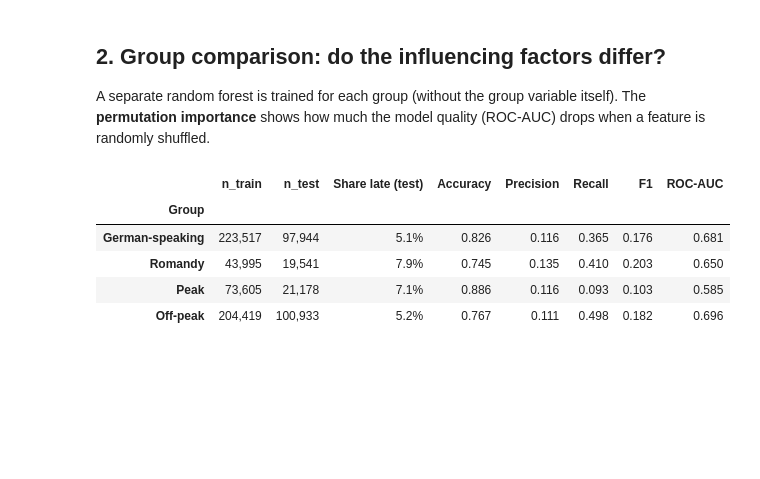
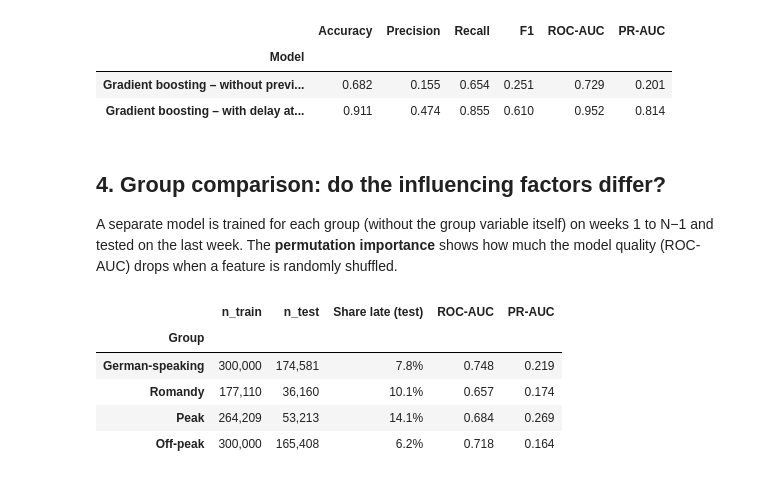
Before and after one commit to ayu-ahilan/DataAnalytics_Gruppe37, a Jupyter notebook: notebooks/04_classification_model.ipynb, the cells around one changed output. Cells and saved outputs as stored; diff of their text form; code cells hidden in the pictures; blank space fills up the shorter version.

```diff
--- a/notebooks/04_classification_model.ipynb
+++ b/notebooks/04_classification_model.ipynb
@@ -94,0 +125,25 @@ results.round(3).to_csv(config.OUTPUT_DIR / "04_model_comparison.csv")
+# %%
+train = df[df["week"] <= N_WEEKS - 3]
+val = df[df["week"] == N_WEEKS - 2]
+test = df[df["week"] == N_WEEKS - 1]
+print(f"Train: {len(train):,} | validation: {len(val):,} | test: {len(test):,} rows "
+      f"(test week {test['operating_day'].min()} to {test['operating_day'].max()})")
+
+models = make_models()
+tr = sample(train)
+for m in models.values():
+    m.fit(tr[FEATURES], tr["late"])
+
+val_scores = {n: average_precision_score(val["late"], m.predict_proba(val[FEATURES])[:, 1]) for n, m in models.items()}
+BEST = max((n for n in val_scores if not n.startswith("Baseline")), key=val_scores.get)
+best = models[BEST]
+prec, rec, thr = precision_recall_curve(val["late"], best.predict_proba(val[FEATURES])[:, 1])
+f1s = 2 * prec[:-1] * rec[:-1] / (prec[:-1] + rec[:-1] + 1e-12)
+THRESHOLD = float(thr[np.argmax(f1s)])
+print(f"Best model on the validation week (PR-AUC): {BEST}; F1-optimal threshold: {THRESHOLD:.2f}")
+
+results = pd.DataFrame([evaluate(n, m, test[FEATURES], test["late"]) for n, m in models.items()]
+                       + [evaluate(f"{BEST} (tuned threshold {THRESHOLD:.2f})", best, test[FEATURES], test["late"], THRESHOLD)]
+                       ).set_index("Model")
+display(results.style.format("{:.3f}"))
+results.round(3).to_csv(config.OUTPUT_DIR / "04_model_comparison.csv")
@@ -107,47 +178,63 @@ plt.tight_layout(); plt.savefig(config.OUTPUT_DIR / "04_confusion_roc.png", dpi=
+# %%
+KNOCK = FEATURES + ["prev_dep_delay"]
+knock_model = Pipeline([
+    ("prep", ColumnTransformer([("cat", OneHotEncoder(handle_unknown="ignore", sparse_output=False), CAT_FEATURES),
+                                ("num", "passthrough", NUM_FEATURES + BIN_FEATURES + ["prev_dep_delay"])])),
+    ("clf", HistGradientBoostingClassifier(max_iter=300, learning_rate=0.08, max_leaf_nodes=31,
+                                           class_weight="balanced", random_state=config.RANDOM_STATE)),
+])
+knock_model.fit(tr[KNOCK], tr["late"])
+knock_cmp = pd.DataFrame([
+    evaluate("Gradient boosting – without previous stop", models["Gradient boosting"], test[FEATURES], test["late"]),
+    evaluate("Gradient boosting – with delay at previous stop", knock_model, test[KNOCK], test["late"]),
+]).set_index("Model")
+display(knock_cmp.style.format("{:.3f}"))
+knock_cmp.round(3).to_csv(config.OUTPUT_DIR / "04_knock_on_model.csv")
+# %% [output]
+|  | Accuracy | Precision | Recall | F1 | ROC-AUC | PR-AUC |
+| Model |  |  |  |  |  |  |
+| Gradient boosting – without previ... | 0.682 | 0.155 | 0.654 | 0.251 | 0.729 | 0.201 |
+| Gradient boosting – with delay at... | 0.911 | 0.474 | 0.855 | 0.610 | 0.952 | 0.814 |
 # %% [markdown]
-## 2. Group comparison: do the influencing factors differ?
-A separate random forest is trained for each group (without the group variable itself). The **permutation importance** shows how much the model quality (ROC-AUC) drops when a feature is randomly shuffled.
+## 4. Group comparison: do the influencing factors differ?
+A separate model is trained for each group (without the group variable itself) on weeks 1 to N−1 and tested on the last week. The **permutation importance** shows how much the model quality (ROC-AUC) drops when a feature is randomly shuffled.
 # %%
 groups = {
     "German-speaking": ("region", "German-speaking"),
     "Romandy":         ("region", "Romandy"),
     "Peak":            ("time_window", "Peak"),
     "Off-peak":        ("time_window", "Off-peak"),
 }
+train_all = df[df["week"] < N_WEEKS - 1]
 group_metrics, importances = [], {}
 for gname, (col, value) in groups.items():
-    tr_g, te_g = train[train[col] == value], test[test[col] == value]
-    if len(tr_g) < 1000 or te_g["late"].nunique() < 2:
-        print(f"{gname}: too little data – skipped"); continue
+    tr_g, te_g = train_all[train_all[col] == value], test[test[col] == value]
     drop = {"region": ["region"], "time_window": ["peak"]}[col]
     cat = [c for c in CAT_FEATURES if c not in drop]
     num = [c for c in NUM_FEATURES + BIN_FEATURES if c not in drop]
-    tr_g = sample(tr_g, MAX_TRAIN)
-    m = Pipeline([("prep", make_preprocessor(cat, num)),
-                  ("clf", RandomForestClassifier(n_estimators=200, max_depth=14, min_samples_leaf=20,
-                                                 class_weight="balanced_subsample", n_jobs=-1,
-                                                 random_state=config.RANDOM_STATE))])
+    tr_g = sample(tr_g)
+    m = make_models(cat, num)["Gradient boosting"]
     m.fit(tr_g[cat + num], tr_g["late"])
     group_metrics.append({"Group": gname, "n_train": len(tr_g), "n_test": len(te_g),
                           "Share late (test)": te_g["late"].mean(),
-                          **{k: v for k, v in evaluate(gname, m, te_g[cat + num], te_g["late"]).items() if k != "Model"}})
+                          **{k: v for k, v in evaluate(gname, m, te_g[cat + num], te_g["late"]).items()
+                             if k in ("ROC-AUC", "PR-AUC")}})
     te_s = sample(te_g, 20_000)
     pi = permutation_importance(m, te_s[cat + num], te_s["late"], scoring="roc_auc",
                                 n_repeats=5, random_state=config.RANDOM_STATE, n_jobs=-1)
     importances[gname] = pd.Series(pi.importances_mean, index=cat + num)
 
 group_metrics = pd.DataFrame(group_metrics).set_index("Group")
 display(group_metrics.style.format({"n_train": "{:,}", "n_test": "{:,}", "Share late (test)": "{:.1%}",
-                                    "Accuracy": "{:.3f}", "Precision": "{:.3f}", "Recall": "{:.3f}",
-                                    "F1": "{:.3f}", "ROC-AUC": "{:.3f}"}))
+                                    "ROC-AUC": "{:.3f}", "PR-AUC": "{:.3f}"}))
 group_metrics.round(3).to_csv(config.OUTPUT_DIR / "04_group_comparison.csv")
 # %% [output]
-|  | n_train | n_test | Share late (test) | Accuracy | Precision | Recall | F1 | ROC-AUC |
-| Group |  |  |  |  |  |  |  |  |
-| German-speaking | 223,517 | 97,944 | 5.1% | 0.826 | 0.116 | 0.365 | 0.176 | 0.681 |
-| Romandy | 43,995 | 19,541 | 7.9% | 0.745 | 0.135 | 0.410 | 0.203 | 0.650 |
-| Peak | 73,605 | 21,178 | 7.1% | 0.886 | 0.116 | 0.093 | 0.103 | 0.585 |
-| Off-peak | 204,419 | 100,933 | 5.2% | 0.767 | 0.111 | 0.498 | 0.182 | 0.696 |
+|  | n_train | n_test | Share late (test) | ROC-AUC | PR-AUC |
+| Group |  |  |  |  |  |
+| German-speaking | 300,000 | 174,581 | 7.8% | 0.748 | 0.219 |
+| Romandy | 177,110 | 36,160 | 10.1% | 0.657 | 0.174 |
+| Peak | 264,209 | 53,213 | 14.1% | 0.684 | 0.269 |
+| Off-peak | 300,000 | 165,408 | 6.2% | 0.718 | 0.164 |
 # %%
 imp = pd.DataFrame(importances)
 pairs = [("German-speaking", "Romandy"), ("Peak", "Off-peak")]
```
Also changed, not shown: parts of 16 cells of this notebook, 37 other files.
